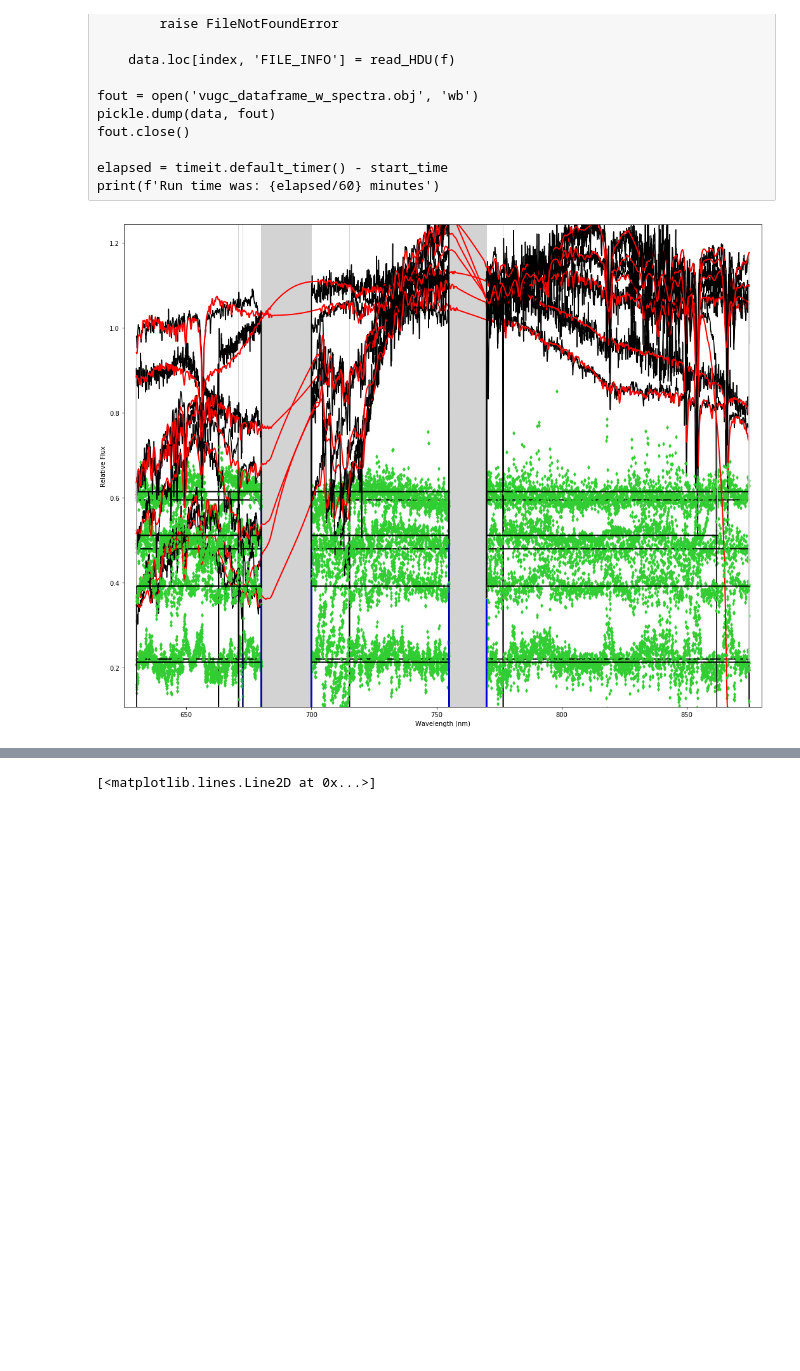
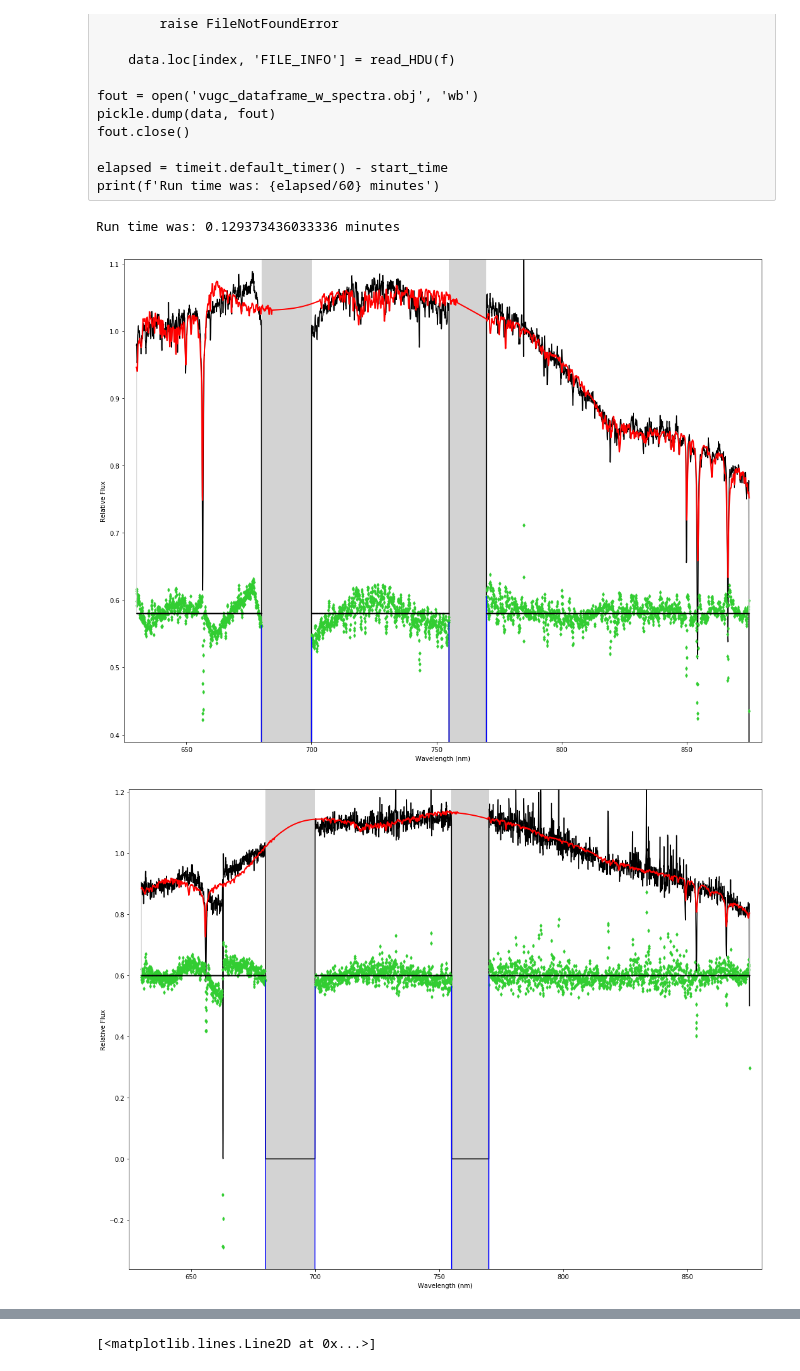
Before and after one commit to kadri-nizam/SIP2019, a Jupyter notebook: Kadri/PPXF Code - Rewrite.ipynb, the cells around one changed output, grey strips where cells are left out. Drawn from its saved outputs; the diff is of its cells as text; code cells hidden in the pictures; blank space fills up the shorter version.

Commit message:
PPXF Finally Works

```diff
--- a/Kadri/PPXF Code - Rewrite.ipynb
+++ b/Kadri/PPXF Code - Rewrite.ipynb
@@ -385,30 +141 @@ def ppxf_VUGC():
-# %%
-# Import needed built-in modules
-import matplotlib.pyplot as plt
-import pandas as pd
-import numpy as np
-import pickle
-import glob
-import sys
-
-from pathlib import Path
-from astropy.io import fits, ascii
-from astropy.convolution import Gaussian1DKernel, convolve
-
-# Import modules from third-party sources
-workdir = Path.cwd() / '../'
-sys.path.append(str(workdir / 'lib'))
-# sys.path.append('/usr/local/lib/python3.7/site-packages')
-
-from py_specrebin import rebinspec
-from smooth_gauss import gauss_ivar
-
-# Documentation can be found on https://pypi.org/project/ppxf/
-import ppxf as ppxf_package
-from ppxf.ppxf import ppxf
-import ppxf.ppxf_util as util
-
-CONST = {
-    'C':299792.458
-}
 # %%
@@ -494,16 +224,16 @@ fout.close()
 elapsed = timeit.default_timer() - start_time
 print(f'Run time was: {elapsed/60} minutes')
 # %%
-fin = open('vdgc_dataframe_w_spectra.obj', 'rb')
+fin = open('/Users/kmohamad/Dropbox/Kadri_Nizam/ppxf/vdgc_dataframe_w_spectra.obj', 'rb')
 data = pickle.load(fin)
 # %%
 none_index = [ind for ind, x in enumerate(data['FILE_INFO']) if x is None ]
 
 clean_data = data.drop(data.index[none_index], axis = 0)
 # %%
-plt.figure(figsize = (18,14))
+for index, conf_row in config_file.head(n=6).iterrows():
 
-for index, conf_row in config_file.head(n=7).iterrows():
+    plt.figure(figsize = (18,14))
 
     row = clean_data.loc[index + '.gz']
 
@@ -545,11 +275,11 @@ for index, conf_row in config_file.head(n=7).iterrows():
     velscale = np.log(frac) * CONST['C']
 
     log_flux, log_wavelength, log_velscale = np.nan_to_num(util.log_rebin(
-            file_lambda_range, linear_spec.flux, velscale = velscale
+            ppxf_lambda_range, linear_spec.flux, velscale = velscale
     ))
 
     log_noise, _, _ = np.nan_to_num(util.log_rebin(
-            file_lambda_range, linear_spec.noise, velscale = velscale
+            ppxf_lambda_range, linear_spec.noise, velscale = velscale
     ))
 
     log_noise /= np.median(log_flux[log_flux > 0])
@@ -571,31 +301,33 @@ for index, conf_row in config_file.head(n=7).iterrows():
     num_pixels = len(util.log_rebin(
         template_wavelength_range, linear_template_fluxes[0], velscale = velscale)[0])
 
     log_template_fluxes = np.empty((num_pixels, len(template_files)))
 
     for ind, temp_row in enumerate(linear_template_fluxes):
         log_template_fluxes[:, ind], _, _ = util.log_rebin(
             template_wavelength_range,
             temp_row,
             velscale = velscale
         )
 
     log_template_fluxes = np.nan_to_num(log_template_fluxes)
     log_template_fluxes[log_template_fluxes > 1e+7] = 999.
     log_template_fluxes[log_template_fluxes < 1e-7] = 0.
 
     velocity = np.log(1 + conf_row['VEL']/CONST['C'])
 
     params = {
         'TEMPLATE_FLUX': log_template_fluxes,
         'NOISE': ppxf_noise,
         'VELSCALE': velscale,
         'START': [velocity, 3*velscale],
         'GOOD_PIXELS': good_pixels,
         'PLOT': True,
         'DV': np.log(template_wavelength[0]/spec.wavelength[0]) * CONST['C']
     }
 
     radial_vel, sigma = ppxf_run(log_spec, params)
 # %% [output]
+Run time was: 0.129373436033336 minutes
-[figure, old version]
+[figure, new version]
+[figure, added]
```
Also changed, not shown: parts of 15 cells of this notebook.
